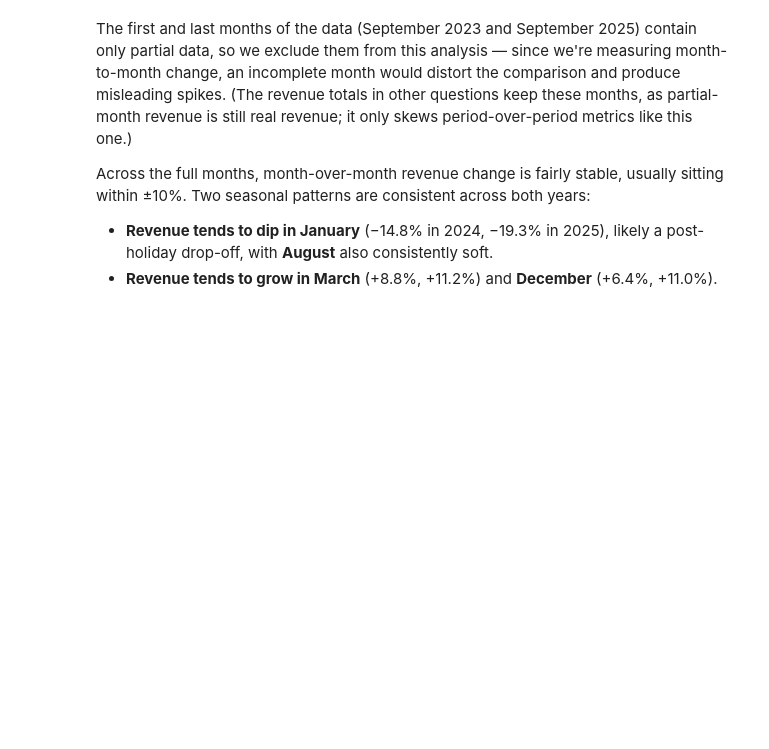
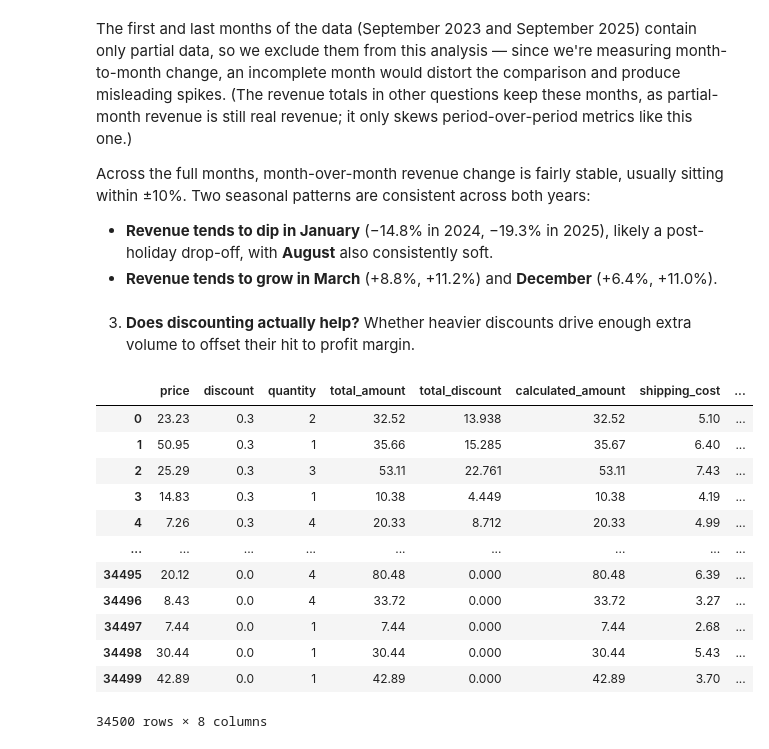
Before and after one commit to t-primero/e-commerce-analysis, a Jupyter notebook: ecommerce_analysis.ipynb, the cells around one changed output. Cells and saved outputs as stored; diff of their text form; code cells hidden in the pictures; blank space fills up the shorter version.

```diff
--- a/ecommerce_analysis.ipynb
+++ b/ecommerce_analysis.ipynb
@@ -264,3 +264,36 @@ sitting within ±10%. Two seasonal patterns are consistent across both years:
   post-holiday drop-off, with **August** also consistently soft.
 - **Revenue tends to grow in March** (+8.8%, +11.2%) and **December**
   (+6.4%, +11.0%).
+# %% [markdown]
+3. **Does discounting actually help?** Whether heavier discounts drive enough extra volume to offset their hit to profit margin.
+# %%
+# Ensured that the calculated_amount is accurate by cross-referencing with the original sales data. total_amount and calculated_amount matched, which confirms the integrity of the calculations.
+
+
+con.sql("""
+SELECT
+        price,
+        discount,
+        quantity,
+        total_amount,
+        (price * quantity) * discount AS total_discount,
+        round((price  * quantity) - total_discount, 2) AS calculated_amount,
+        shipping_cost,
+        profit_margin
+FROM sales
+ORDER BY discount DESC
+""").df()
+# %% [output]
+|  | price | discount | quantity | total_amount | total_discount | calculated_amount | shipping_cost | ... |
+| 0 | 23.23 | 0.3 | 2 | 32.52 | 13.938 | 32.52 | 5.10 | ... |
+| 1 | 50.95 | 0.3 | 1 | 35.66 | 15.285 | 35.67 | 6.40 | ... |
+| 2 | 25.29 | 0.3 | 3 | 53.11 | 22.761 | 53.11 | 7.43 | ... |
+| 3 | 14.83 | 0.3 | 1 | 10.38 | 4.449 | 10.38 | 4.19 | ... |
+| 4 | 7.26 | 0.3 | 4 | 20.33 | 8.712 | 20.33 | 4.99 | ... |
+| ... | ... | ... | ... | ... | ... | ... | ... | ... |
+| 34495 | 20.12 | 0.0 | 4 | 80.48 | 0.000 | 80.48 | 6.39 | ... |
+| 34496 | 8.43 | 0.0 | 4 | 33.72 | 0.000 | 33.72 | 3.27 | ... |
+| 34497 | 7.44 | 0.0 | 1 | 7.44 | 0.000 | 7.44 | 2.68 | ... |
+| 34498 | 30.44 | 0.0 | 1 | 30.44 | 0.000 | 30.44 | 5.43 | ... |
+| 34499 | 42.89 | 0.0 | 1 | 42.89 | 0.000 | 42.89 | 3.70 | ... |
+34500 rows × 8 columns
```
Also changed, not shown: parts of 7 cells of this notebook, 2 other files.
